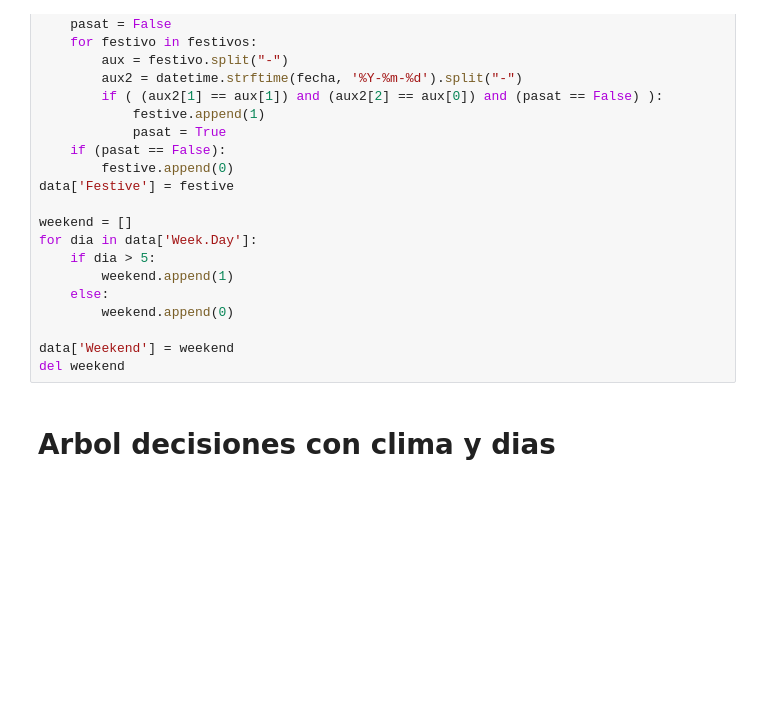
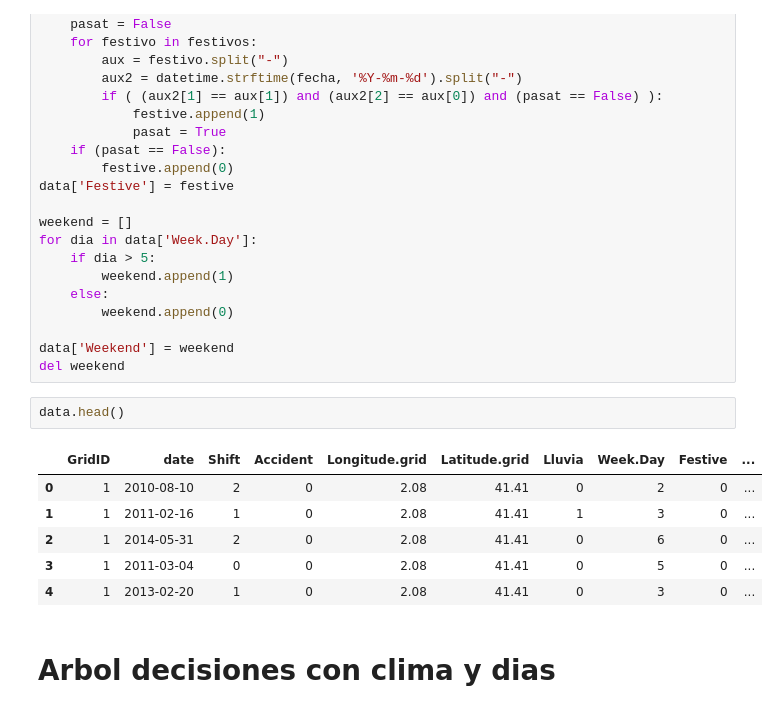
Before and after one commit to jjcarbonell/Accidents-Barcelona, a Jupyter notebook: Practica.ipynb, the cells around one changed output. Drawn from its saved outputs; the diff is of its cells as text; blank space fills up the shorter version.

```diff
--- a/Practica.ipynb
+++ b/Practica.ipynb
@@ -593,6 +593,15 @@ for dia in data['Week.Day']:
 
 data['Weekend'] = weekend
 del weekend
+# %%
+data.head()
+# %% [output]
+|  | GridID | date | Shift | Accident | Longitude.grid | Latitude.grid | Lluvia | Week.Day | Festive | ... |
+| 0 | 1 | 2010-08-10 | 2 | 0 | 2.08 | 41.41 | 0 | 2 | 0 | ... |
+| 1 | 1 | 2011-02-16 | 1 | 0 | 2.08 | 41.41 | 1 | 3 | 0 | ... |
+| 2 | 1 | 2014-05-31 | 2 | 0 | 2.08 | 41.41 | 0 | 6 | 0 | ... |
+| 3 | 1 | 2011-03-04 | 0 | 0 | 2.08 | 41.41 | 0 | 5 | 0 | ... |
+| 4 | 1 | 2013-02-20 | 1 | 0 | 2.08 | 41.41 | 0 | 3 | 0 | ... |
 # %% [markdown]
 # Arbol decisiones con clima y dias
 # %%
```
Also changed, not shown: parts of 1 cell of this notebook, 2 other files.
